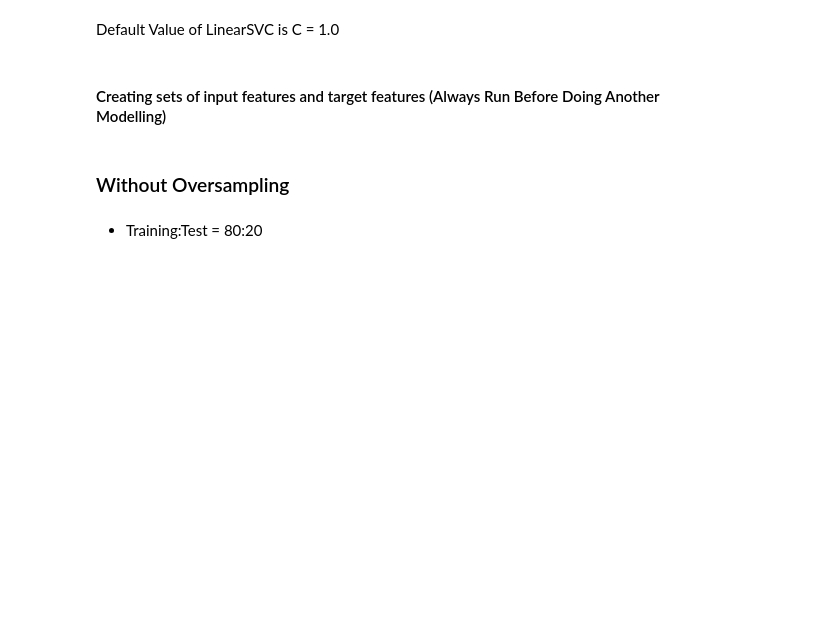
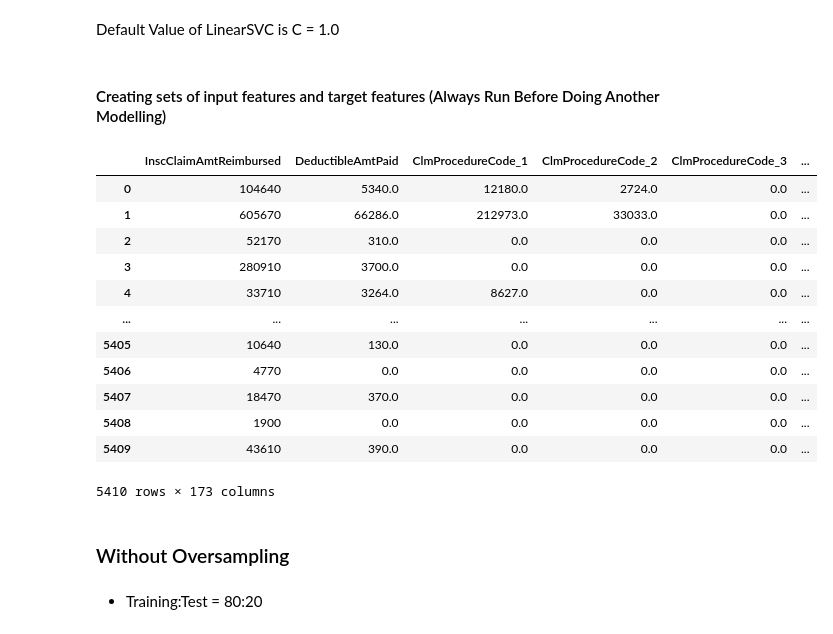
Before and after one commit to jeremy070602/SVM, a Jupyter notebook: Tugas Akhir.ipynb, the cells around one changed output. Drawn from its saved outputs; the diff is of its cells as text; code cells hidden in the pictures; blank space fills up the shorter version.

```diff
--- a/Tugas Akhir.ipynb
+++ b/Tugas Akhir.ipynb
@@ -1154,6 +1154,22 @@ def plot_roc_curve(true_y, y_prob):
     plt.ylabel('True Positive Rate')
 # %% [markdown]
 #### Creating sets of input features and target features (Always Run Before Doing Another Modelling)
+# %%
+X
+# %% [output]
+|  | InscClaimAmtReimbursed | DeductibleAmtPaid | ClmProcedureCode_1 | ClmProcedureCode_2 | ClmProcedureCode_3 | ... |
+| 0 | 104640 | 5340.0 | 12180.0 | 2724.0 | 0.0 | ... |
+| 1 | 605670 | 66286.0 | 212973.0 | 33033.0 | 0.0 | ... |
+| 2 | 52170 | 310.0 | 0.0 | 0.0 | 0.0 | ... |
+| 3 | 280910 | 3700.0 | 0.0 | 0.0 | 0.0 | ... |
+| 4 | 33710 | 3264.0 | 8627.0 | 0.0 | 0.0 | ... |
+| ... | ... | ... | ... | ... | ... | ... |
+| 5405 | 10640 | 130.0 | 0.0 | 0.0 | 0.0 | ... |
+| 5406 | 4770 | 0.0 | 0.0 | 0.0 | 0.0 | ... |
+| 5407 | 18470 | 370.0 | 0.0 | 0.0 | 0.0 | ... |
+| 5408 | 1900 | 0.0 | 0.0 | 0.0 | 0.0 | ... |
+| 5409 | 43610 | 390.0 | 0.0 | 0.0 | 0.0 | ... |
+5410 rows × 173 columns
 # %%
 X = Final_Dataset_Provider_Train.drop(axis=1, columns=['Provider', 'PotentialFraud'])
 y = Final_Dataset_Provider_Train["PotentialFraud"]
```
Also changed, not shown: parts of 2 cells of this notebook.
